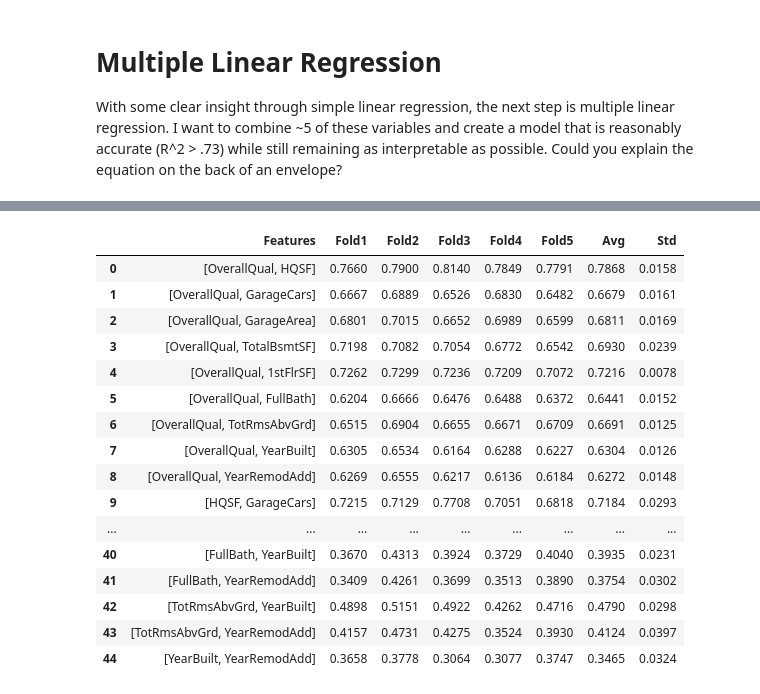
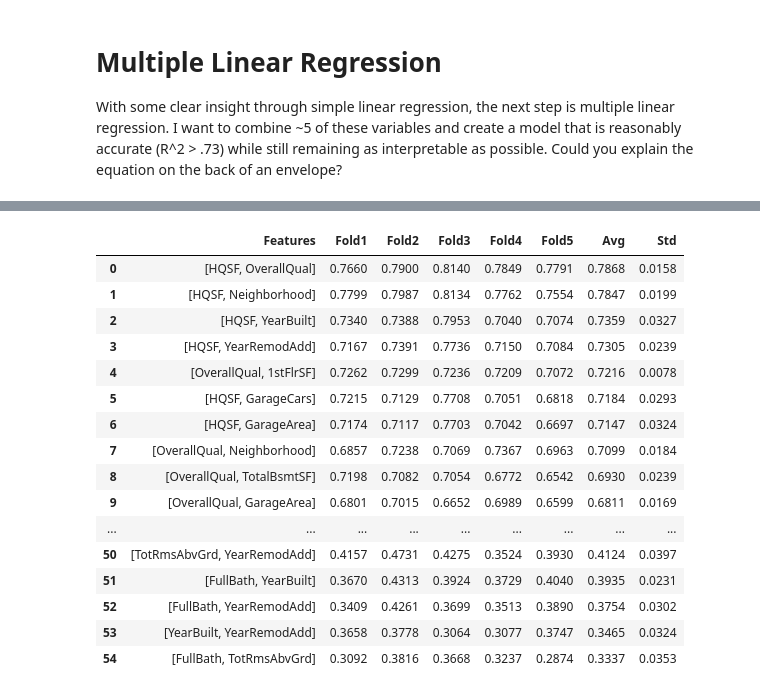
Before and after one commit to jdsferra/AMES, a Jupyter notebook: Simple Linear Regression.ipynb, the cells around one changed output, grey strips where cells are left out. Drawn from its saved outputs; the diff is of its cells as text; code cells hidden in the pictures.

```diff
--- a/Simple Linear Regression.ipynb
+++ b/Simple Linear Regression.ipynb
@@ -470,9 +489,9 @@ ames_raw[mask]
 
 #If MiscFeature is missing, there are no dangling 'MiscVal' values to complicate imputing with 'None'
 
-ames_raw['MiscFeature'] = ames_raw['MiscFeature'].fillna('None')
+ames_raw['MiscFeature'] = ames_raw['MiscFeature'].fillna('No Misc')
 # %%
-ames_raw['Fence'] = ames_raw['Fence'].fillna('None')
+ames_raw['Fence'] = ames_raw['Fence'].fillna('No Fence')
 # %% [markdown]
 ## Implement Train-Test Split
 # %%
@@ -488,3 +523,6 @@ ames['TotalSF'] = ames['GrLivArea'] + ames['TotalBsmtSF']
 
 #High Quality SF
 ames['HQSF'] = ames['TotalSF'] - ames['LowQualFinSF']
+
+#Years Between Remodel and Build
+ames['yrsbtwn'] = ames['YearRemodAdd'] - ames['YearBuilt']
@@ -732,9 +789,9 @@ for col in range(X.shape[1]):
 big_list = sorted(big_list, key = lambda x: x[6], reverse = True)
 
 
-CV_df = pd.DataFrame(big_list, columns = ['Feature', 'Fold1', 'Fold2', 'Fold3', 'Fold4', 'Fold5', 'Avg', 'Std'])
+slr_CV_df = pd.DataFrame(big_list, columns = ['Feature', 'Fold1', 'Fold2', 'Fold3', 'Fold4', 'Fold5', 'Avg', 'Std'])
 
-CV_df
+slr_CV_df
 # %% [output]
 |  | Feature | Fold1 | Fold2 | Fold3 | Fold4 | Fold5 | Avg | Std |
 | 0 | HQSF | 0.6698 | 0.6822 | 0.7277 | 0.6595 | 0.6102 | 0.6699 | 0.0379 |
@@ -897,51 +880,56 @@ top10 = ['OverallQual', 'HQSF', 'GarageCars', 'GarageArea', 'TotalBsmtSF', '1stF
 from itertools import combinations
 
 def my_mlr(subset_list, df):
+
     y = df['SalePrice']
     results_list = []
 
     for subset in subset_list:
         X = df[subset]
 
         cat_cols = [col for col in X.columns if X[col].dtype == 'object']
 
         if cat_cols:
             encoder = OneHotEncoder(drop='first', handle_unknown='ignore')
             transformed_X = encoder.fit_transform(X[cat_cols])
             transformed_X = pd.DataFrame(transformed_X.toarray(), columns=encoder.get_feature_names_out())
+            transformed_X.reset_index(drop=True, inplace=True)  # Reset index
+            X.reset_index(drop=True, inplace=True)  # Reset index for X as well
             X = pd.concat([X.drop(columns=cat_cols), transformed_X], axis=1)
 
         model = LinearRegression()
         cv_scores = cross_val_score(model, X, y, cv=5)
 
         df_list = [subset] + list(cv_scores) + [np.mean(cv_scores), np.std(cv_scores)]
         results_list.append(df_list)
 
+        results_list = sorted(results_list, key = lambda x: x[6], reverse = True)
+
     CV_df = pd.DataFrame(results_list, columns=['Features'] + [f'Fold{i}' for i in range(1, 6)] + ['Avg', 'Std'])
 
     return CV_df
 
-# Example usage
-top10 = ['OverallQual', 'HQSF', 'GarageCars', 'GarageArea', 'TotalBsmtSF', '1stFlrSF', 'FullBath', 'TotRmsAbvGrd', 'YearBuilt', 'YearRemodAdd']
-pairs = combinations(top10, 2)
+
+top11 = ['HQSF', 'OverallQual', 'Neighborhood', 'GarageCars', 'GarageArea', 'TotalBsmtSF', '1stFlrSF', 'FullBath', 'TotRmsAbvGrd', 'YearBuilt', 'YearRemodAdd']
+pairs = combinations(top11, 2)
 top10_pairings = [list(pair) for pair in pairs]
-CV_df = my_mlr(top10_pairings, ames)
-CV_df
+mlr_2_CV_df = my_mlr(top10_pairings, ames)
+mlr_2_CV_df
 # %% [output]
 |  | Features | Fold1 | Fold2 | Fold3 | Fold4 | Fold5 | Avg | Std |
-| 0 | [OverallQual, HQSF] | 0.7660 | 0.7900 | 0.8140 | 0.7849 | 0.7791 | 0.7868 | 0.0158 |
-| 1 | [OverallQual, GarageCars] | 0.6667 | 0.6889 | 0.6526 | 0.6830 | 0.6482 | 0.6679 | 0.0161 |
-| 2 | [OverallQual, GarageArea] | 0.6801 | 0.7015 | 0.6652 | 0.6989 | 0.6599 | 0.6811 | 0.0169 |
-| 3 | [OverallQual, TotalBsmtSF] | 0.7198 | 0.7082 | 0.7054 | 0.6772 | 0.6542 | 0.6930 | 0.0239 |
+| 0 | [HQSF, OverallQual] | 0.7660 | 0.7900 | 0.8140 | 0.7849 | 0.7791 | 0.7868 | 0.0158 |
+| 1 | [HQSF, Neighborhood] | 0.7799 | 0.7987 | 0.8134 | 0.7762 | 0.7554 | 0.7847 | 0.0199 |
+| 2 | [HQSF, YearBuilt] | 0.7340 | 0.7388 | 0.7953 | 0.7040 | 0.7074 | 0.7359 | 0.0327 |
+| 3 | [HQSF, YearRemodAdd] | 0.7167 | 0.7391 | 0.7736 | 0.7150 | 0.7084 | 0.7305 | 0.0239 |
 | 4 | [OverallQual, 1stFlrSF] | 0.7262 | 0.7299 | 0.7236 | 0.7209 | 0.7072 | 0.7216 | 0.0078 |
-| 5 | [OverallQual, FullBath] | 0.6204 | 0.6666 | 0.6476 | 0.6488 | 0.6372 | 0.6441 | 0.0152 |
-| 6 | [OverallQual, TotRmsAbvGrd] | 0.6515 | 0.6904 | 0.6655 | 0.6671 | 0.6709 | 0.6691 | 0.0125 |
-| 7 | [OverallQual, YearBuilt] | 0.6305 | 0.6534 | 0.6164 | 0.6288 | 0.6227 | 0.6304 | 0.0126 |
-| 8 | [OverallQual, YearRemodAdd] | 0.6269 | 0.6555 | 0.6217 | 0.6136 | 0.6184 | 0.6272 | 0.0148 |
-| 9 | [HQSF, GarageCars] | 0.7215 | 0.7129 | 0.7708 | 0.7051 | 0.6818 | 0.7184 | 0.0293 |
+| 5 | [HQSF, GarageCars] | 0.7215 | 0.7129 | 0.7708 | 0.7051 | 0.6818 | 0.7184 | 0.0293 |
+| 6 | [HQSF, GarageArea] | 0.7174 | 0.7117 | 0.7703 | 0.7042 | 0.6697 | 0.7147 | 0.0324 |
+| 7 | [OverallQual, Neighborhood] | 0.6857 | 0.7238 | 0.7069 | 0.7367 | 0.6963 | 0.7099 | 0.0184 |
+| 8 | [OverallQual, TotalBsmtSF] | 0.7198 | 0.7082 | 0.7054 | 0.6772 | 0.6542 | 0.6930 | 0.0239 |
+| 9 | [OverallQual, GarageArea] | 0.6801 | 0.7015 | 0.6652 | 0.6989 | 0.6599 | 0.6811 | 0.0169 |
 | ... | ... | ... | ... | ... | ... | ... | ... | ... |
-| 40 | [FullBath, YearBuilt] | 0.3670 | 0.4313 | 0.3924 | 0.3729 | 0.4040 | 0.3935 | 0.0231 |
-| 41 | [FullBath, YearRemodAdd] | 0.3409 | 0.4261 | 0.3699 | 0.3513 | 0.3890 | 0.3754 | 0.0302 |
-| 42 | [TotRmsAbvGrd, YearBuilt] | 0.4898 | 0.5151 | 0.4922 | 0.4262 | 0.4716 | 0.4790 | 0.0298 |
-| 43 | [TotRmsAbvGrd, YearRemodAdd] | 0.4157 | 0.4731 | 0.4275 | 0.3524 | 0.3930 | 0.4124 | 0.0397 |
-| 44 | [YearBuilt, YearRemodAdd] | 0.3658 | 0.3778 | 0.3064 | 0.3077 | 0.3747 | 0.3465 | 0.0324 |
+| 50 | [TotRmsAbvGrd, YearRemodAdd] | 0.4157 | 0.4731 | 0.4275 | 0.3524 | 0.3930 | 0.4124 | 0.0397 |
+| 51 | [FullBath, YearBuilt] | 0.3670 | 0.4313 | 0.3924 | 0.3729 | 0.4040 | 0.3935 | 0.0231 |
+| 52 | [FullBath, YearRemodAdd] | 0.3409 | 0.4261 | 0.3699 | 0.3513 | 0.3890 | 0.3754 | 0.0302 |
+| 53 | [YearBuilt, YearRemodAdd] | 0.3658 | 0.3778 | 0.3064 | 0.3077 | 0.3747 | 0.3465 | 0.0324 |
+| 54 | [FullBath, TotRmsAbvGrd] | 0.3092 | 0.3816 | 0.3668 | 0.3237 | 0.2874 | 0.3337 | 0.0353 |
```
Also changed, not shown: parts of 50 cells of this notebook, 1 other file.
